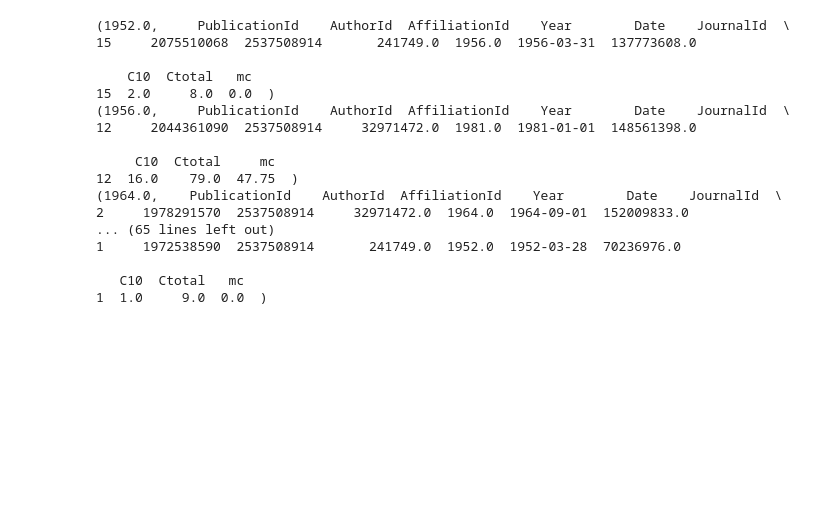
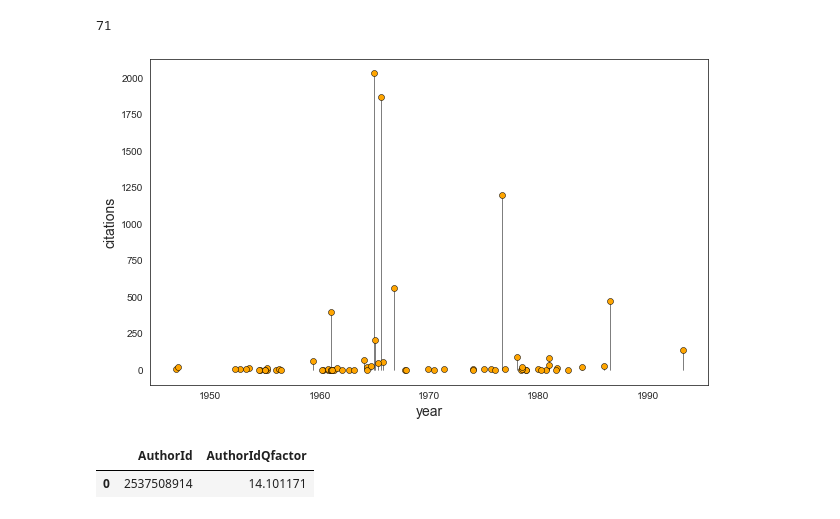
Before and after one commit to SciSciCollective/pyscisci, a Jupyter notebook: examples/Career Analysis.ipynb, the cells around one changed output. Cells and saved outputs as stored; diff of their text form; code cells hidden in the pictures; blank space fills up the shorter version.

```diff
--- a/examples/Career Analysis.ipynb
+++ b/examples/Career Analysis.ipynb
@@ -142,23 +81,0 @@ author_career
-# %%
-author_career.sort_values('Year', inplace=True)
-
-for g in ag:
-    print(g)
-# %% [output]
-(1952.0,     PublicationId    AuthorId  AffiliationId    Year        Date    JournalId  \
-15     2075510068  2537508914       241749.0  1956.0  1956-03-31  137773608.0
-
-    C10  Ctotal   mc
-15  2.0     8.0  0.0  )
-(1956.0,     PublicationId    AuthorId  AffiliationId    Year        Date    JournalId  \
-12     2044361090  2537508914     32971472.0  1981.0  1981-01-01  148561398.0
-
-     C10  Ctotal     mc
-12  16.0    79.0  47.75  )
-(1964.0,    PublicationId    AuthorId  AffiliationId    Year        Date    JournalId  \
-2     1978291570  2537508914     32971472.0  1964.0  1964-09-01  152009833.0
-... (65 lines left out)
-1     1972538590  2537508914       241749.0  1952.0  1952-03-28  70236976.0
-
-   C10  Ctotal   mc
-1  1.0     9.0  0.0  )
@@ -164,0 +84,26 @@ for g in ag:
+# %%
+author_career = pd.read_hdf('/Users/ajgates/Desktop/DeSollaPriceCareer.hdf')
+# %%
+author_career['PublicationId'].nunique()
+# %% [output]
+71
+# %%
+fig, ax = plt.subplots(1,1,figsize=(10,6))
+
+ax = pyscisci.career_impacttimeline(author_career, datecol='Date', impactcol='Ctotal',
+                              fill_color='orange', edge_color='k', ax=ax)
+
+ax.set_ylabel('citations', fontsize=14)
+ax.set_xlabel('year', fontsize=14)
+plt.savefig('DeSollaPriceCarrerCitations.pdf')
+plt.show()
+# %% [output]
+[figure, added]
+# %%
+hindex = pyscisci.author_hindex(author_career, colgroupby='AuthorId', colcountby='Ctotal')
+qfact = pyscisci.author_qfactor(author_career, colgroupby='AuthorId', colcountby='Ctotal')
+
+qfact
+# %% [output]
+|  | AuthorId | AuthorIdQfactor |
+| 0 | 2537508914 | 14.101171 |
```
Also changed, not shown: parts of 18 cells of this notebook, 29 other files.
